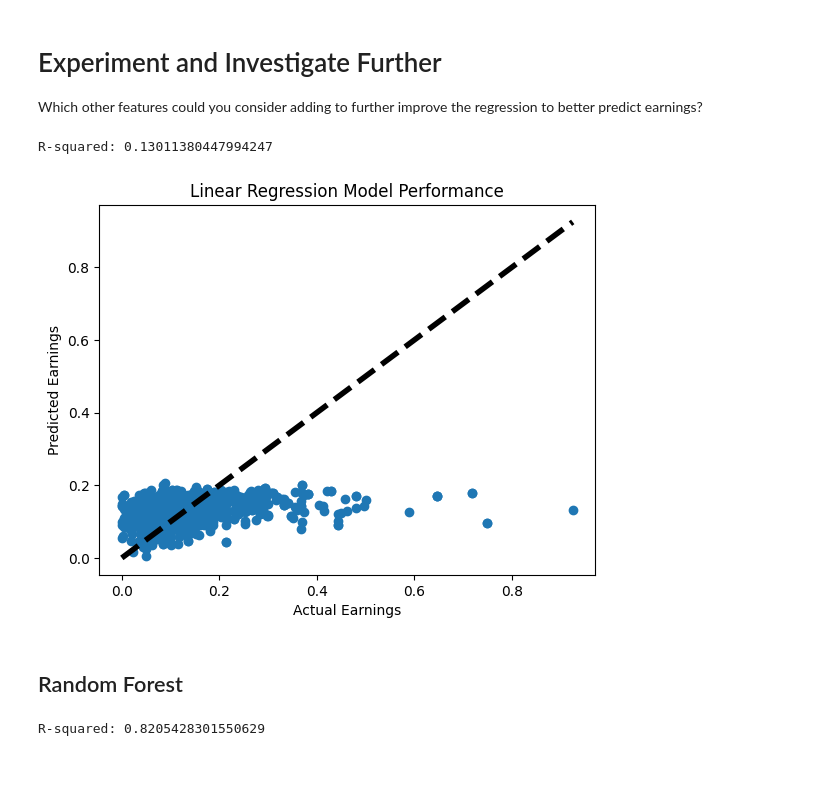
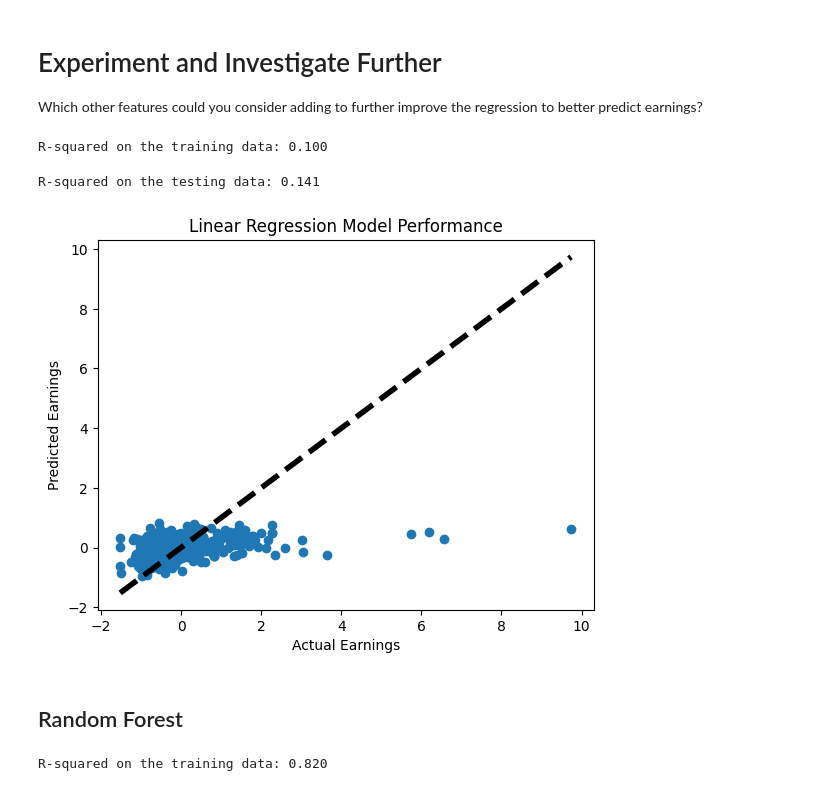
Before and after one commit to Mrcl3/20_Python_projects, a Jupyter notebook: Determinants of earnings/earnings_prediction.ipynb, the cells around one changed output. Cells and saved outputs as stored; diff of their text form; code cells hidden in the pictures.

```diff
--- a/Determinants of earnings/earnings_prediction.ipynb
+++ b/Determinants of earnings/earnings_prediction.ipynb
@@ -421,36 +447,53 @@ Predicted earnings in 2011 for someone with 16 years of schooling and 5 years of
 Which other features could you consider adding to further improve the regression to better predict earnings?
 # %%
 # Define the predictor variables and target variable
-X = train_data[["S", "EXP", "ASVABMK", "ASVABAR","ASVABC4", "ASVABC", "ASVABMV"]]
+X_train = train_data[["S", "EXP", "ASVABMK", "ASVABAR","ASVABC4", "ASVABC", "ASVABMV"]]
 # Use the "earnings" variable as output for the testing data
-y = train_data['EARNINGS']
+y_train = train_data['EARNINGS']
 
 # Create a LinearRegression object
 model = LinearRegression()
 
 # Fit the model to the training data
-model.fit(X, y)
+model.fit(X_train, y_train)
 
-# Predict the target variable for the test data
-y_pred = model.predict(X)
+# Use the trained model to predict earnings on the training data
+y_pred_train = model.predict(X_train)
 
-# Calculate the R-squared value
-r2 = r2_score(y, y_pred)
+# Calculate the R-squared value on the training data
+r2_train = r2_score(y_train, y_pred_train)
 
-print("R-squared:", r2)
+print(f"R-squared on the training data: {r2_train:.3f}")
 # %% [output]
-R-squared: 0.13011380447994247
+R-squared on the training data: 0.100
+# %%
+# Define the predictor variables and target variable
+X_test = test_data[["S", "EXP", "ASVABMK", "ASVABAR","ASVABC4", "ASVABC", "ASVABMV"]]
+# Use the "earnings" variable as output for the testing data
+y_test = test_data['EARNINGS']
+
+
+# Use the trained model to predict earnings on the testing data
+y_pred_test = model.predict(X_test)
+
+# Calculate the R-squared value on the testing data
+r2_test = r2_score(y_test, y_pred_test)
+
+
+print(f"R-squared on the testing data: {r2_test:.3f}")
+# %% [output]
+R-squared on the testing data: 0.141
 # %%
 import matplotlib.pyplot as plt
 
-plt.scatter(y, y_pred)
-plt.plot([y.min(), y.max()], [y.min(), y.max()], 'k--', lw=4)
+plt.scatter(y_test, y_pred_test)
+plt.plot([y_test.min(), y_test.max()], [y_test.min(), y_test.max()], 'k--', lw=4)
 plt.xlabel('Actual Earnings')
 plt.ylabel('Predicted Earnings')
 plt.title('Linear Regression Model Performance')
 plt.show()
 # %% [output]
-[figure, old version]
+[figure, new version]
 # %% [markdown]
 ## Random Forest
 # %%
@@ -458,26 +501,26 @@ plt.show()
 from sklearn.ensemble import RandomForestRegressor
 
 # Define the predictor variables and target variable
-X = train_data[["S", "EXP"]]
+X_train = train_data[["S", "EXP"]]
 
 # Use the "earnings" variable as output for the testing data
-y = train_data['EARNINGS']
+y_train = train_data['EARNINGS']
 
 # Create a RandomForestRegressor object with 100 trees
-model = RandomForestRegressor(n_estimators=100)
+model = RandomForestRegressor(n_estimators=200)
 
 # Fit the model to the training data
-model.fit(X, y)
+model.fit(X_train, y_train)
 
-# Predict the target variable for the test data
-y_pred = model.predict(X)
+# Use the trained model to predict earnings on the training data
+y_pred_train = model.predict(X_train)
 
-# Calculate the R-squared value
-r2 = r2_score(y, y_pred)
+# Calculate the R-squared value on the training data
+r2_train = r2_score(y_train, y_pred_train)
 
-print("R-squared:", r2)
+print(f"R-squared on the training data: {r2_train:.3f}")
 # %% [output]
-R-squared: 0.8205428301550629
+R-squared on the training data: 0.820
 # %%
 # define the input data for the prediction
 x_pred = np.array([[16, 5]])
```
Also changed, not shown: parts of 30 cells of this notebook, 1 other file.
